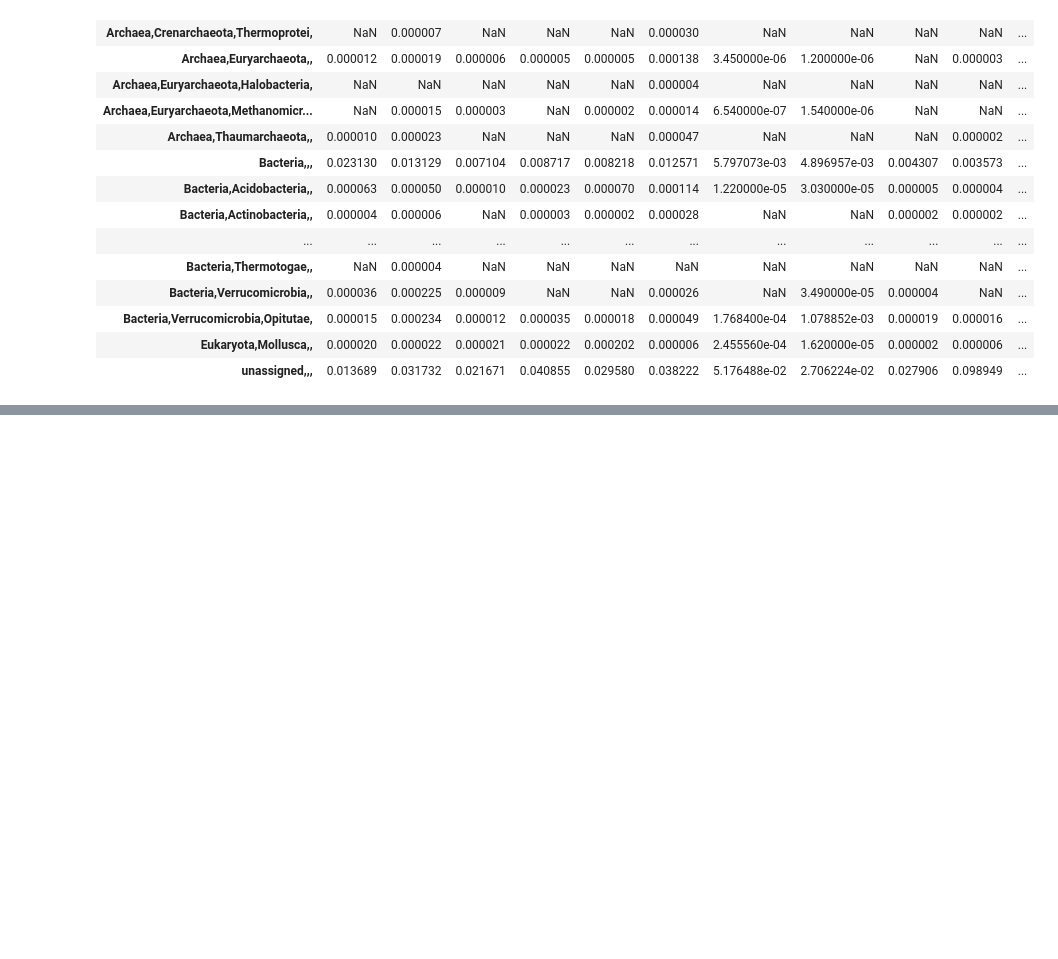
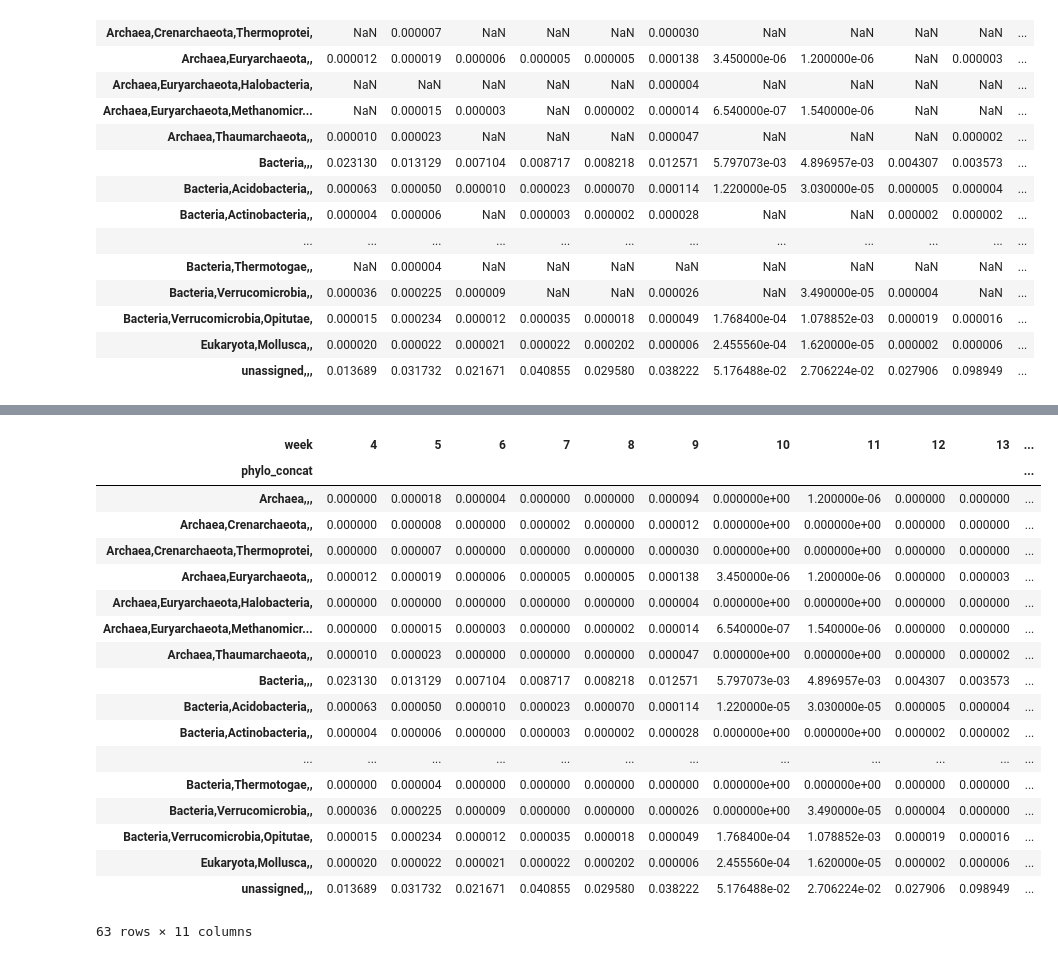
Before and after one commit to JanetMatsen/bacteriopop, a Jupyter notebook: develop_simplify_phylogeny.ipynb, the cells around one changed output, grey strips where cells are left out. Cells and saved outputs as stored; diff of their text form; code cells hidden in the pictures; blank space fills up the shorter version.

```diff
--- a/develop_simplify_phylogeny.ipynb
+++ b/develop_simplify_phylogeny.ipynb
@@ -213,0 +236,3 @@ bacteriopop_utils.pivot_for_abundance_matrix(bae.values()[0])
+# %%
+prepared_DMD_matrices = bacteriopop_utils.prepare_DMD_matrices(
+    min_abundance=0.01, phylo_column='order', oxygen='all')
@@ -213,0 +271,24 @@ bacteriopop_utils.pivot_for_abundance_matrix(bae.values()[0])
+# %%
+prepared_DMD_matrices.values()[0].fillna(0, inplace=True)
+# %%
+prepared_DMD_matrices.values()[0]
+# %% [output]
+| week | 4 | 5 | 6 | 7 | 8 | 9 | 10 | 11 | 12 | 13 | ... |
+| phylo_concat |  |  |  |  |  |  |  |  |  |  | ... |
+| Archaea,,, | 0.000000 | 0.000018 | 0.000004 | 0.000000 | 0.000000 | 0.000094 | 0.000000e+00 | 1.200000e-06 | 0.000000 | 0.000000 | ... |
+| Archaea,Crenarchaeota,, | 0.000000 | 0.000008 | 0.000000 | 0.000002 | 0.000000 | 0.000012 | 0.000000e+00 | 0.000000e+00 | 0.000000 | 0.000000 | ... |
+| Archaea,Crenarchaeota,Thermoprotei, | 0.000000 | 0.000007 | 0.000000 | 0.000000 | 0.000000 | 0.000030 | 0.000000e+00 | 0.000000e+00 | 0.000000 | 0.000000 | ... |
+| Archaea,Euryarchaeota,, | 0.000012 | 0.000019 | 0.000006 | 0.000005 | 0.000005 | 0.000138 | 3.450000e-06 | 1.200000e-06 | 0.000000 | 0.000003 | ... |
+| Archaea,Euryarchaeota,Halobacteria, | 0.000000 | 0.000000 | 0.000000 | 0.000000 | 0.000000 | 0.000004 | 0.000000e+00 | 0.000000e+00 | 0.000000 | 0.000000 | ... |
+| Archaea,Euryarchaeota,Methanomicr... | 0.000000 | 0.000015 | 0.000003 | 0.000000 | 0.000002 | 0.000014 | 6.540000e-07 | 1.540000e-06 | 0.000000 | 0.000000 | ... |
+| Archaea,Thaumarchaeota,, | 0.000010 | 0.000023 | 0.000000 | 0.000000 | 0.000000 | 0.000047 | 0.000000e+00 | 0.000000e+00 | 0.000000 | 0.000002 | ... |
+| Bacteria,,, | 0.023130 | 0.013129 | 0.007104 | 0.008717 | 0.008218 | 0.012571 | 5.797073e-03 | 4.896957e-03 | 0.004307 | 0.003573 | ... |
+| Bacteria,Acidobacteria,, | 0.000063 | 0.000050 | 0.000010 | 0.000023 | 0.000070 | 0.000114 | 1.220000e-05 | 3.030000e-05 | 0.000005 | 0.000004 | ... |
+| Bacteria,Actinobacteria,, | 0.000004 | 0.000006 | 0.000000 | 0.000003 | 0.000002 | 0.000028 | 0.000000e+00 | 0.000000e+00 | 0.000002 | 0.000002 | ... |
+| ... | ... | ... | ... | ... | ... | ... | ... | ... | ... | ... | ... |
+| Bacteria,Thermotogae,, | 0.000000 | 0.000004 | 0.000000 | 0.000000 | 0.000000 | 0.000000 | 0.000000e+00 | 0.000000e+00 | 0.000000 | 0.000000 | ... |
+| Bacteria,Verrucomicrobia,, | 0.000036 | 0.000225 | 0.000009 | 0.000000 | 0.000000 | 0.000026 | 0.000000e+00 | 3.490000e-05 | 0.000004 | 0.000000 | ... |
+| Bacteria,Verrucomicrobia,Opitutae, | 0.000015 | 0.000234 | 0.000012 | 0.000035 | 0.000018 | 0.000049 | 1.768400e-04 | 1.078852e-03 | 0.000019 | 0.000016 | ... |
+| Eukaryota,Mollusca,, | 0.000020 | 0.000022 | 0.000021 | 0.000022 | 0.000202 | 0.000006 | 2.455560e-04 | 1.620000e-05 | 0.000002 | 0.000006 | ... |
+| unassigned,,, | 0.013689 | 0.031732 | 0.021671 | 0.040855 | 0.029580 | 0.038222 | 5.176488e-02 | 2.706224e-02 | 0.027906 | 0.098949 | ... |
+63 rows × 11 columns
```
Also changed, not shown: parts of 5 cells of this notebook, 1 other file.
